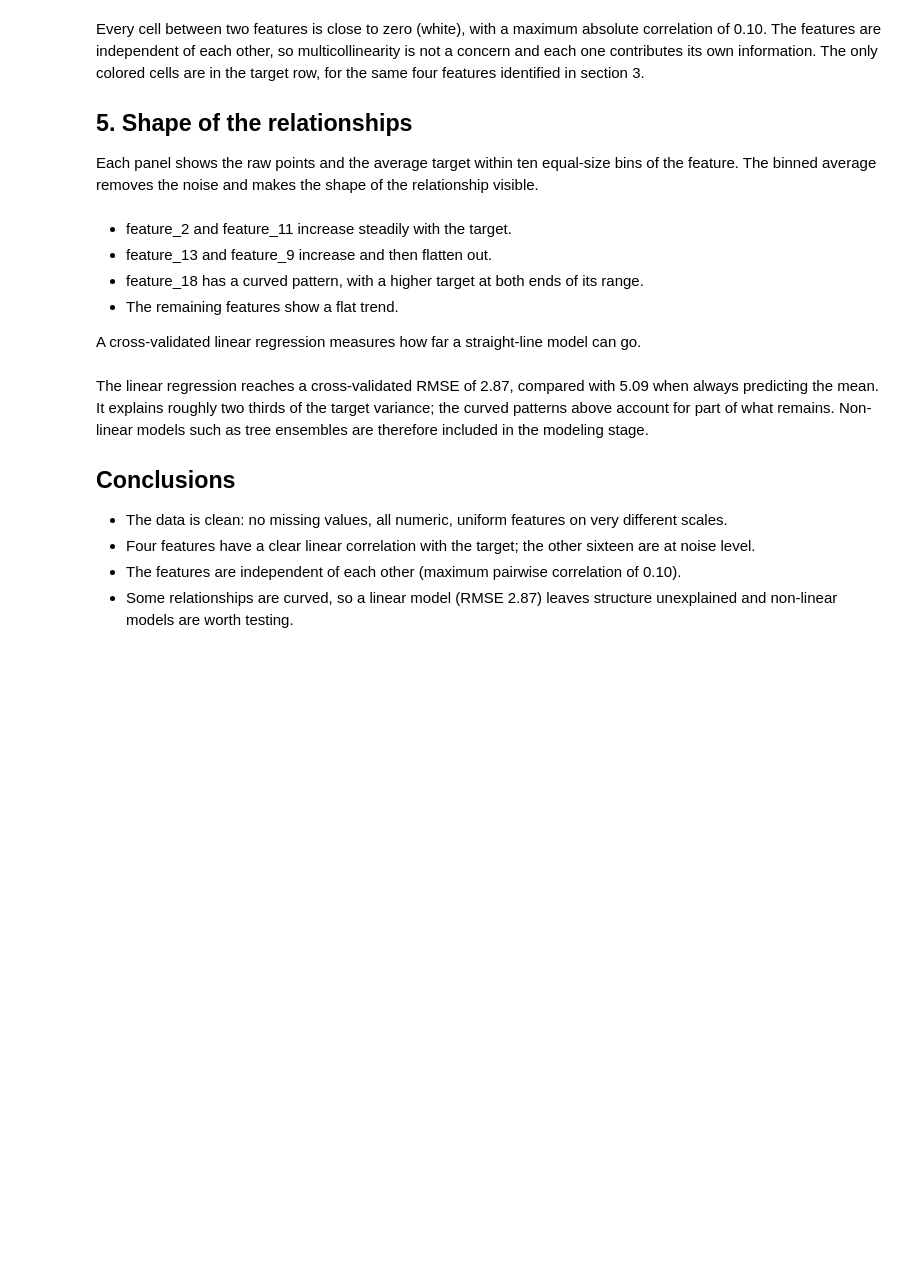
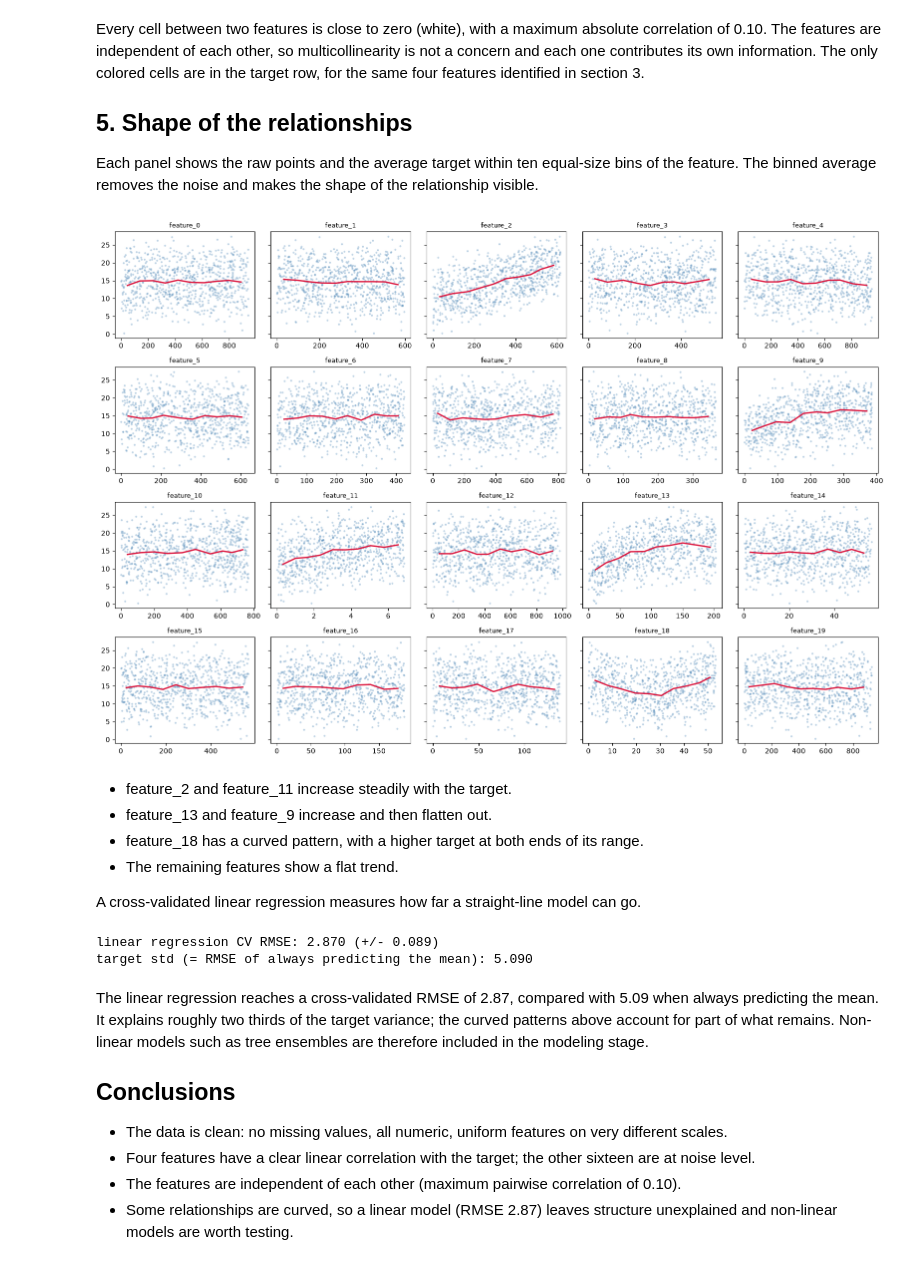
Before and after one commit to AnaaBohorquez/regression-batch-service, a Jupyter notebook: notebooks/01_eda.ipynb, the cells around one changed output. Cells and saved outputs as stored; diff of their text form; code cells hidden in the pictures; blank space fills up the shorter version.

```diff
--- a/notebooks/01_eda.ipynb
+++ b/notebooks/01_eda.ipynb
@@ -158,15 +232,20 @@ The binned average removes the noise and makes the shape of the relationship vis
 # %%
 def binned_mean(x, y, bins=10):
     groups = pd.qcut(x, bins)
-    return x.groupby(groups, observed=True).mean(), y.groupby(groups, observed=True).mean()
+    return x.groupby(groups,
+                     observed=True).mean(), y.groupby(groups,
+                                                      observed=True).mean()
+
 
 fig, axes = plt.subplots(4, 5, figsize=(16, 11), sharey=True)
 for ax, f in zip(axes.ravel(), FEATURES):
     ax.scatter(train[f], train[TARGET], s=4, alpha=0.25, color="steelblue")
     bx, by = binned_mean(train[f], train[TARGET])
     ax.plot(bx, by, color="crimson", lw=2)
     ax.set_title(f, fontsize=9)
 plt.tight_layout()
+# %% [output]
+[figure, added]
 # %% [markdown]
 - feature_2 and feature_11 increase steadily with the target.
 - feature_13 and feature_9 increase and then flatten out.
@@ -179,10 +258,18 @@ A cross-validated linear regression measures how far a straight-line model can g
 from sklearn.linear_model import LinearRegression
 from sklearn.model_selection import cross_val_score
 
-rmse = -cross_val_score(LinearRegression(), train[FEATURES], train[TARGET],
-                        cv=5, scoring="neg_root_mean_squared_error")
+rmse = -cross_val_score(LinearRegression(),
+                        train[FEATURES],
+                        train[TARGET],
+                        cv=5,
+                        scoring="neg_root_mean_squared_error")
 print(f"linear regression CV RMSE: {rmse.mean():.3f} (+/- {rmse.std():.3f})")
-print(f"target std (= RMSE of always predicting the mean): {train[TARGET].std():.3f}")
+print(
+    f"target std (= RMSE of always predicting the mean): {train[TARGET].std():.3f}"
+)
+# %% [output]
+linear regression CV RMSE: 2.870 (+/- 0.089)
+target std (= RMSE of always predicting the mean): 5.090
 # %% [markdown]
 The linear regression reaches a cross-validated RMSE of 2.87, compared with 5.09 when always
 predicting the mean. It explains roughly two thirds of the target variance; the curved patterns
```
Also changed, not shown: parts of 8 cells of this notebook, 2 other files.
